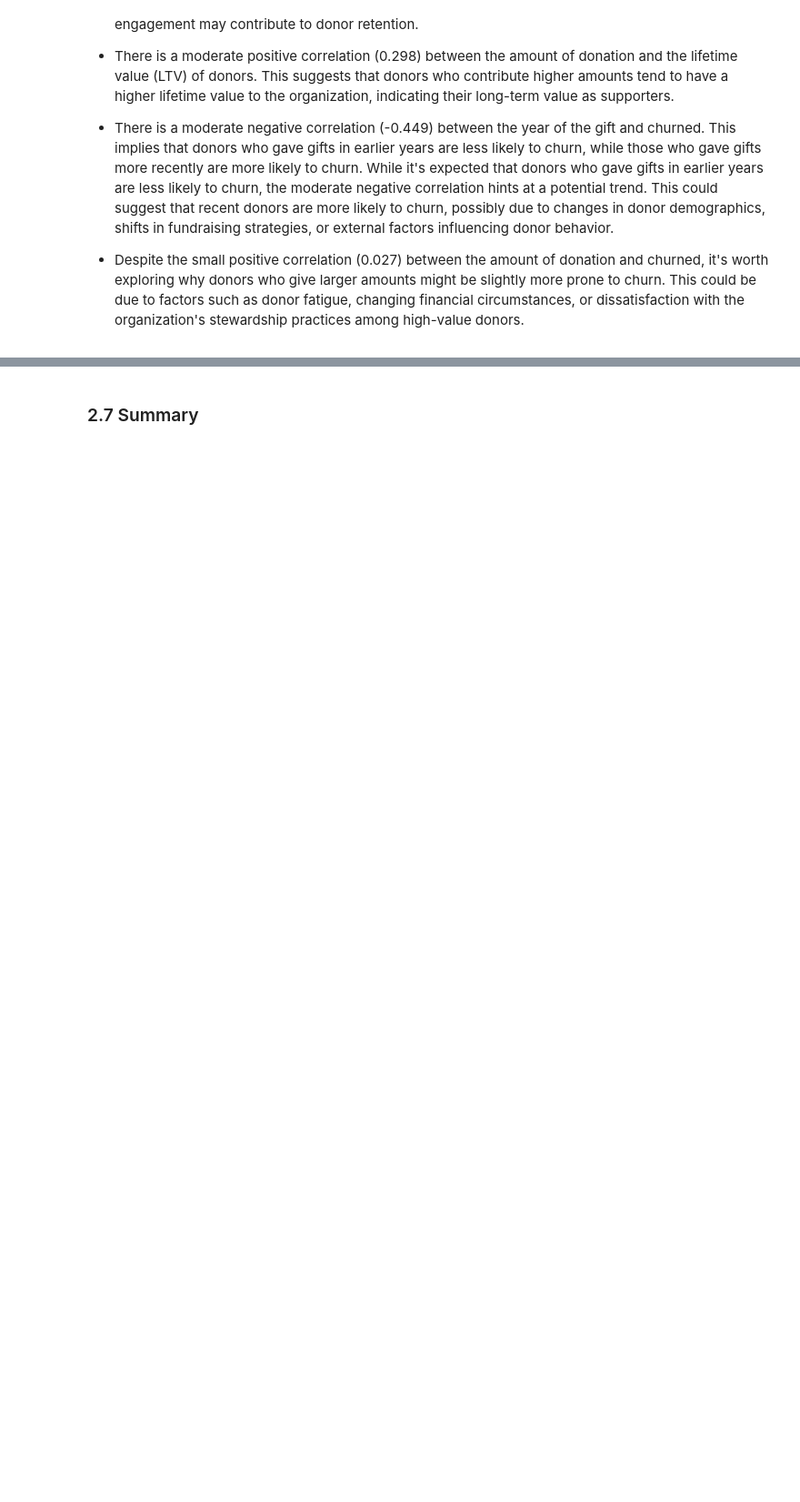
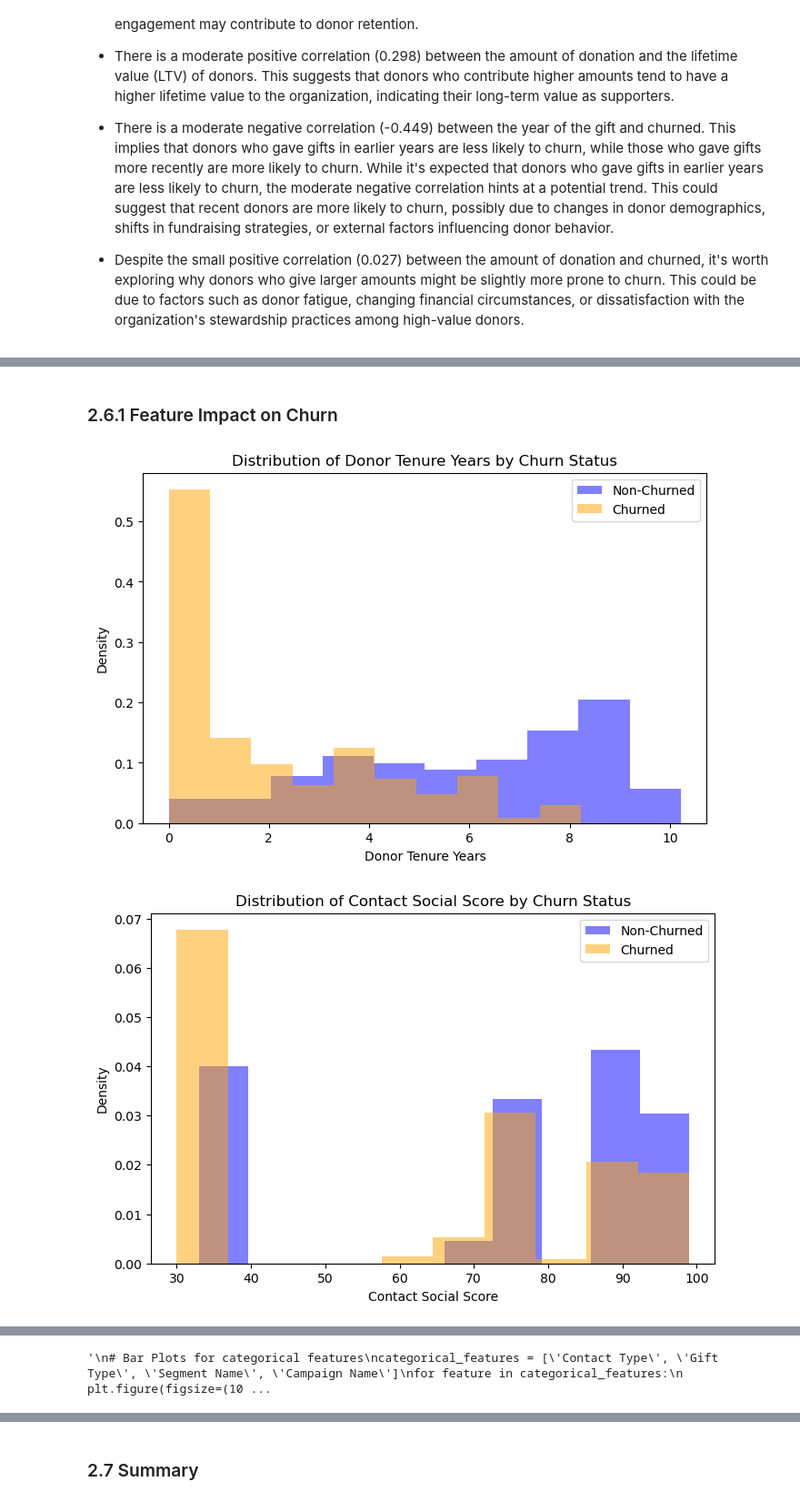
Before and after one commit to OCD0505/Springboard-Capstone-Three, a Jupyter notebook: notebooks/2.0-faa-exploratory-data-analysis-cap3.ipynb, the cells around one changed output, grey strips where cells are left out. Shown at 91% size. Drawn from its saved outputs; the diff is of its cells as text; code cells hidden in the pictures; blank space fills up the shorter version.

```diff
--- a/notebooks/2.0-faa-exploratory-data-analysis-cap3.ipynb
+++ b/notebooks/2.0-faa-exploratory-data-analysis-cap3.ipynb
@@ -910,0 +923,20 @@ plt.show()
+# %% [markdown]
+### 2.6.1 Feature Impact on Churn<a id=2.6.1_Feature_Impact_On_Churn></a>
+# %%
+# Define numeric features
+numeric_features = ['Donor Tenure Years', 'Contact Social Score', 'Donation Count']
+
+# Loop through numeric features
+for feature in numeric_features:
+    plt.figure(figsize=(8, 5))
+    # Plot histogram using plt.hist
+    plt.hist(x=DonationData_V02[DonationData_V02['Churned'] == 0][feature], color='blue', alpha=0.5, label='Non-Churned', density=True)
+    plt.hist(x=DonationData_V02[DonationData_V02['Churned'] == 1][feature], color='orange', alpha=0.5, label='Churned', density=True)
+    plt.title(f'Distribution of {feature} by Churn Status')
+    plt.xlabel(feature)
+    plt.ylabel('Density')
+    plt.legend(loc='upper right')
+    plt.show()
+# %% [output]
+[figure, added]
+[figure, added]
@@ -910,0 +944 @@ plt.show()
+'\n# Bar Plots for categorical features\ncategorical_features = [\'Contact Type\', \'Gift Type\', \'Segment Name\', \'Campaign Name\']\nfor feature in categorical_features:\n    plt.figure(figsize=(10 ...
```
Also changed, not shown: parts of 15 cells of this notebook.
